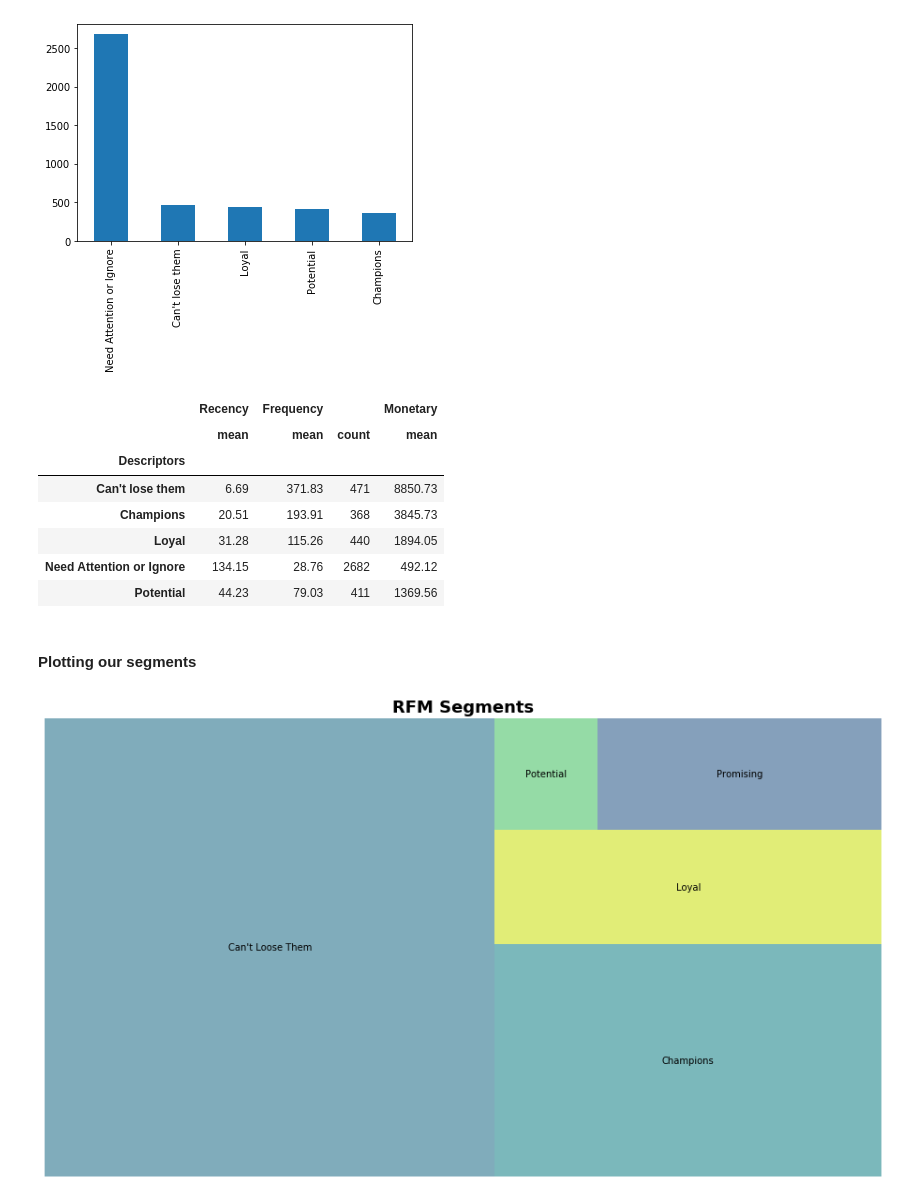
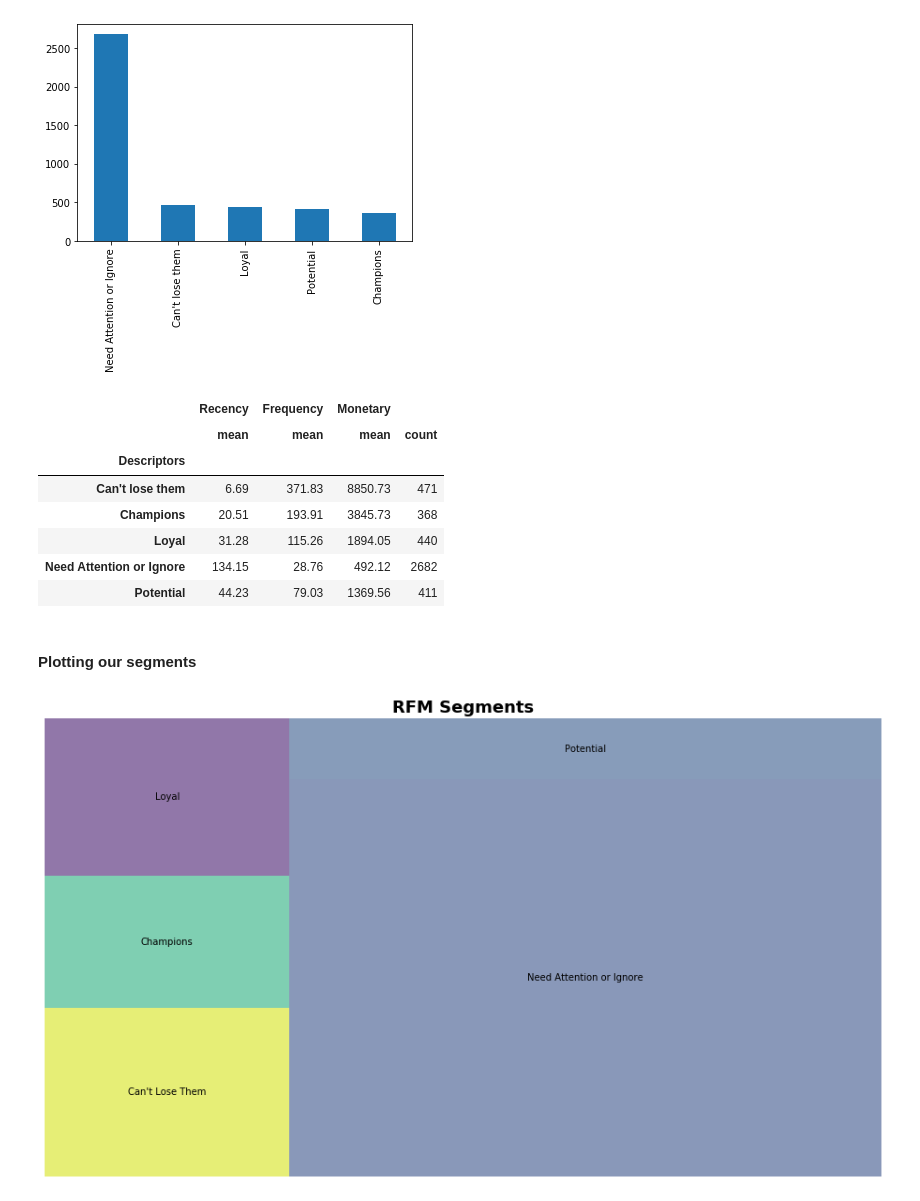
Before and after one commit to vincevertulfo/customer-segmentation, a Jupyter notebook: customer-segmentation.ipynb, the cells around one changed output. Drawn from its saved outputs; the diff is of its cells as text; code cells hidden in the pictures.

```diff
--- a/customer-segmentation.ipynb
+++ b/customer-segmentation.ipynb
@@ -225,40 +234,40 @@ grouped_df['Descriptors'].value_counts().plot(kind='bar')
 # %%
 descriptors_df = grouped_df.groupby('Descriptors').agg({
     'Recency': 'mean',
-    'Frequency': ['mean', 'count'],
-    'Monetary': 'mean'
+    'Frequency': 'mean',
+    'Monetary': ['mean', 'count']
 }).round(2)
 # %%
 descriptors_df.head()
 # %% [output]
-|  | Recency | Frequency |  | Monetary |
-|  | mean | mean | count | mean |
+|  | Recency | Frequency | Monetary |  |
+|  | mean | mean | mean | count |
 | Descriptors |  |  |  |  |
-| Can't lose them | 6.69 | 371.83 | 471 | 8850.73 |
-| Champions | 20.51 | 193.91 | 368 | 3845.73 |
-| Loyal | 31.28 | 115.26 | 440 | 1894.05 |
-| Need Attention or Ignore | 134.15 | 28.76 | 2682 | 492.12 |
-| Potential | 44.23 | 79.03 | 411 | 1369.56 |
+| Can't lose them | 6.69 | 371.83 | 8850.73 | 471 |
+| Champions | 20.51 | 193.91 | 3845.73 | 368 |
+| Loyal | 31.28 | 115.26 | 1894.05 | 440 |
+| Need Attention or Ignore | 134.15 | 28.76 | 492.12 | 2682 |
+| Potential | 44.23 | 79.03 | 1369.56 | 411 |
 # %% [markdown]
 #### Plotting our segments
 # %%
 descriptors_df.columns = descriptors_df.columns.droplevel()
-descriptors_df.columns = ['RecencyMean','FrequencyMean','MonetaryMean', 'Count']
+descriptors_df.columns = ['RecencyMean','FrequencyMean', 'MonetaryMean', 'Count']
 
 #Create our plot and resize it.
 fig = plt.gcf()
 ax = fig.add_subplot()
 fig.set_size_inches(16, 9)
 squarify.plot(sizes=descriptors_df['Count'],
-              label=['Can\'t Loose Them',
+              label=['Can\'t Lose Them',
                      'Champions',
                      'Loyal',
-                     'Potential',
-                     'Promising',
-                     'Need Attention or Ignore'], alpha=.6 )
+                     'Need Attention or Ignore',
+                     'Potential'
+                     ], alpha=.6 )
 
 plt.title("RFM Segments",fontsize=18,fontweight="bold")
 plt.axis('off')
 plt.show()
 # %% [output]
-[figure, old version]
+[figure, new version]
```
Also changed, not shown: parts of 14 cells of this notebook.
